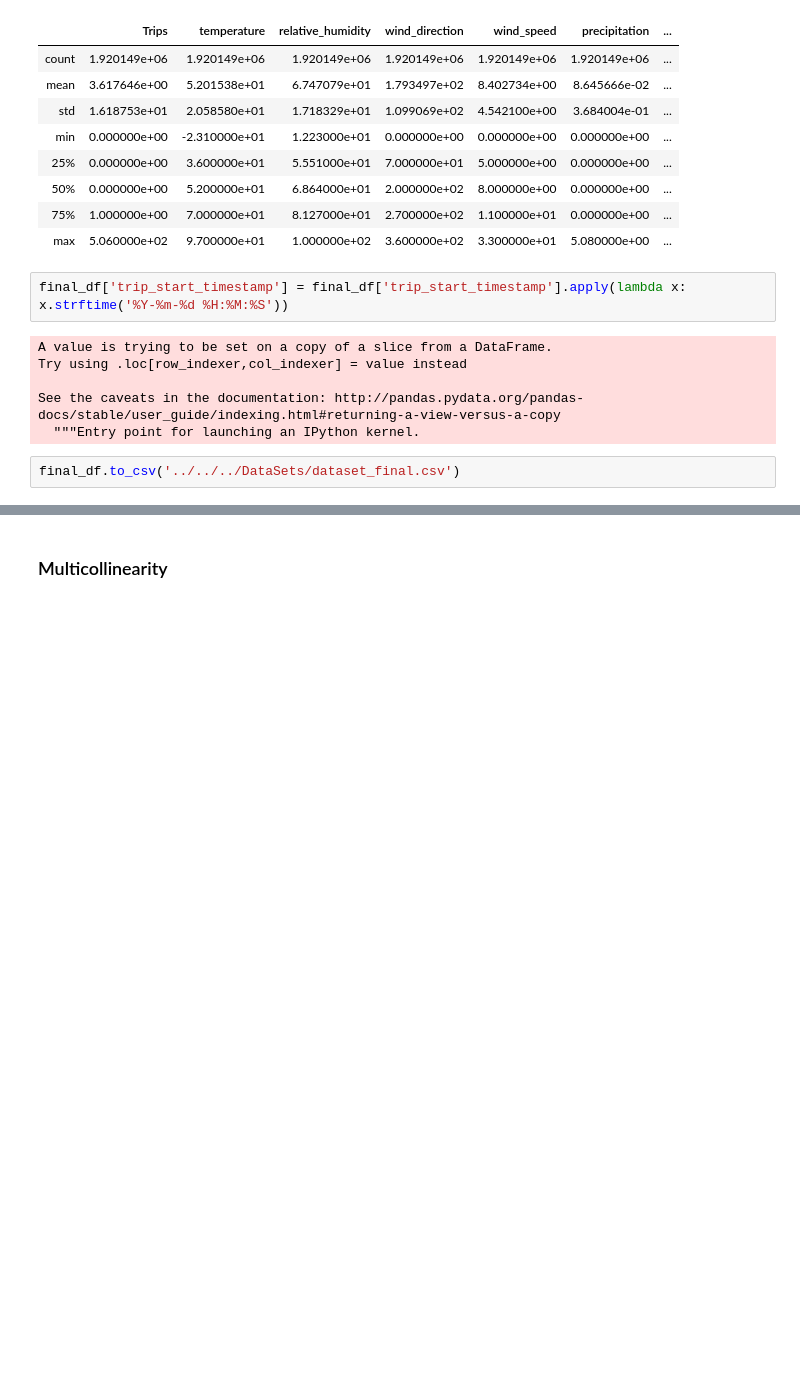
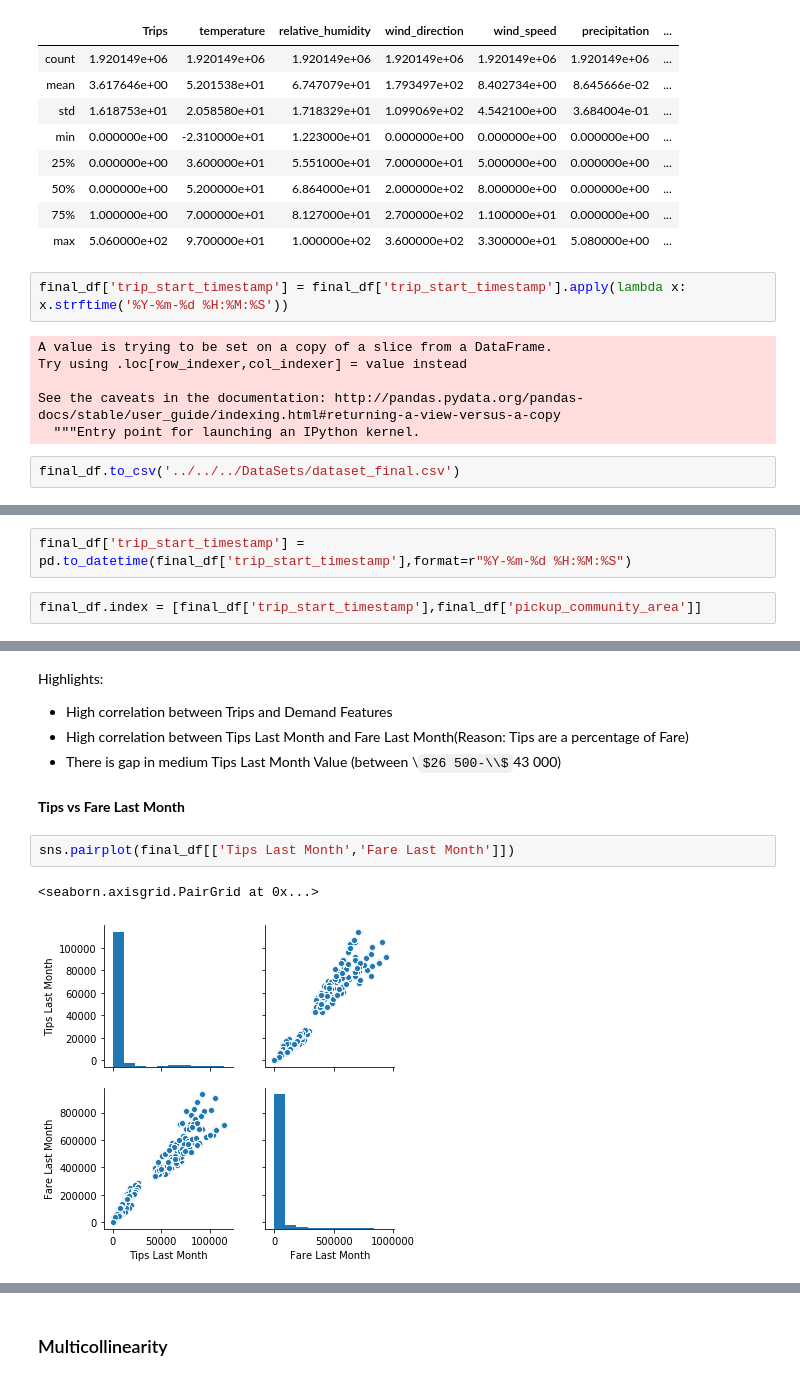
Before and after one commit to alexisgaziello/CSP_MATH_571_taxi_oracle, a Jupyter notebook: src/Data Analysis.ipynb, the cells around one changed output, grey strips where cells are left out. Drawn from its saved outputs; the diff is of its cells as text; some formulas as TeX source; blank space fills up the shorter version.

```diff
--- a/src/Data Analysis.ipynb
+++ b/src/Data Analysis.ipynb
@@ -381,0 +393,4 @@ final_df.to_csv('../../../DataSets/dataset_final.csv')
+# %%
+final_df['trip_start_timestamp'] = pd.to_datetime(final_df['trip_start_timestamp'],format=r"%Y-%m-%d %H:%M:%S")
+# %%
+final_df.index = [final_df['trip_start_timestamp'],final_df['pickup_community_area']]
@@ -381,0 +436,12 @@ final_df.to_csv('../../../DataSets/dataset_final.csv')
+# %% [markdown]
+Highlights:
+- High correlation between Trips and Demand Features
+- High correlation between Tips Last Month and Fare Last Month(Reason: Tips are a percentage of Fare)
+- There is gap in medium Tips Last Month Value (between \\$26 500-\\$43 000)
+# %% [markdown]
+**Tips vs Fare Last Month**
+# %%
+sns.pairplot(final_df[['Tips Last Month','Fare Last Month']])
+# %% [output]
+<seaborn.axisgrid.PairGrid at 0x...>
+[figure, added]
```
Also changed, not shown: parts of 58 cells of this notebook.
